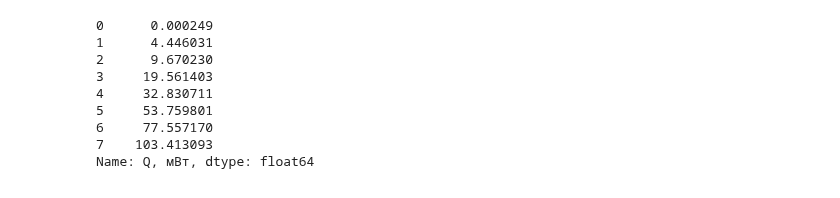
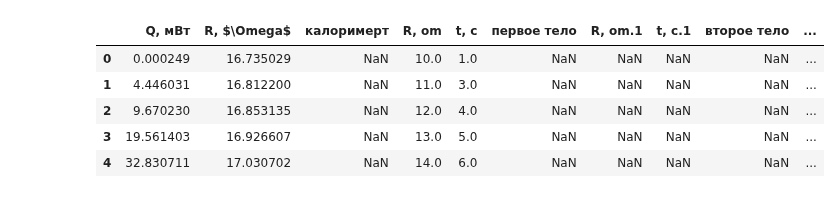
Before and after one commit to Hacker1337/LabDataTemplates, a Jupyter notebook: template2.ipynb, the cells around one changed output. Drawn from its saved outputs; the diff is of its cells as text; code cells hidden in the pictures.

```diff
--- a/template2.ipynb
+++ b/template2.ipynb
@@ -59,22 +86,19 @@ def lower_upper_limits(domain, fun, popt, pcov, nsigma=1):
 # %%
 #ВВод данных
 df = pd.read_excel("measurements.ods", engine="odf") # для таблиц ods (требуется установка pip install odfpy)
 # df = pd.read_excel("measurements.xls")    # excel таблицы
 x = df.iloc[:, 0].dropna()
 y = df.iloc[:, 1].dropna()
 xerr = np.ones_like(x)*0.01
 yerr = np.ones_like(x)*0.01
-df.iloc[:10, 0].dropna()
+df.head()
 # %% [output]
-0      0.000249
-1      4.446031
-2      9.670230
-3     19.561403
-4     32.830711
-5     53.759801
-6     77.557170
-7    103.413093
-Name: Q, мВт, dtype: float64
+|  | Q, мВт | R, $\Omega$ | калоримерт | R, om | t, c | первое тело | R, om.1 | t, c.1 | второе тело | ... |
+| 0 | 0.000249 | 16.735029 | NaN | 10.0 | 1.0 | NaN | NaN | NaN | NaN | ... |
+| 1 | 4.446031 | 16.812200 | NaN | 11.0 | 3.0 | NaN | NaN | NaN | NaN | ... |
+| 2 | 9.670230 | 16.853135 | NaN | 12.0 | 4.0 | NaN | NaN | NaN | NaN | ... |
+| 3 | 19.561403 | 16.926607 | NaN | 13.0 | 5.0 | NaN | NaN | NaN | NaN | ... |
+| 4 | 32.830711 | 17.030702 | NaN | 14.0 | 6.0 | NaN | NaN | NaN | NaN | ... |
 # %%
 # параметры построения графика и аппроксмации
 # пользовательские параметры. Переменные x, y, xerr, yerr дожны содержать данные
```
Also changed, not shown: parts of 3 cells of this notebook, 9 other files.
